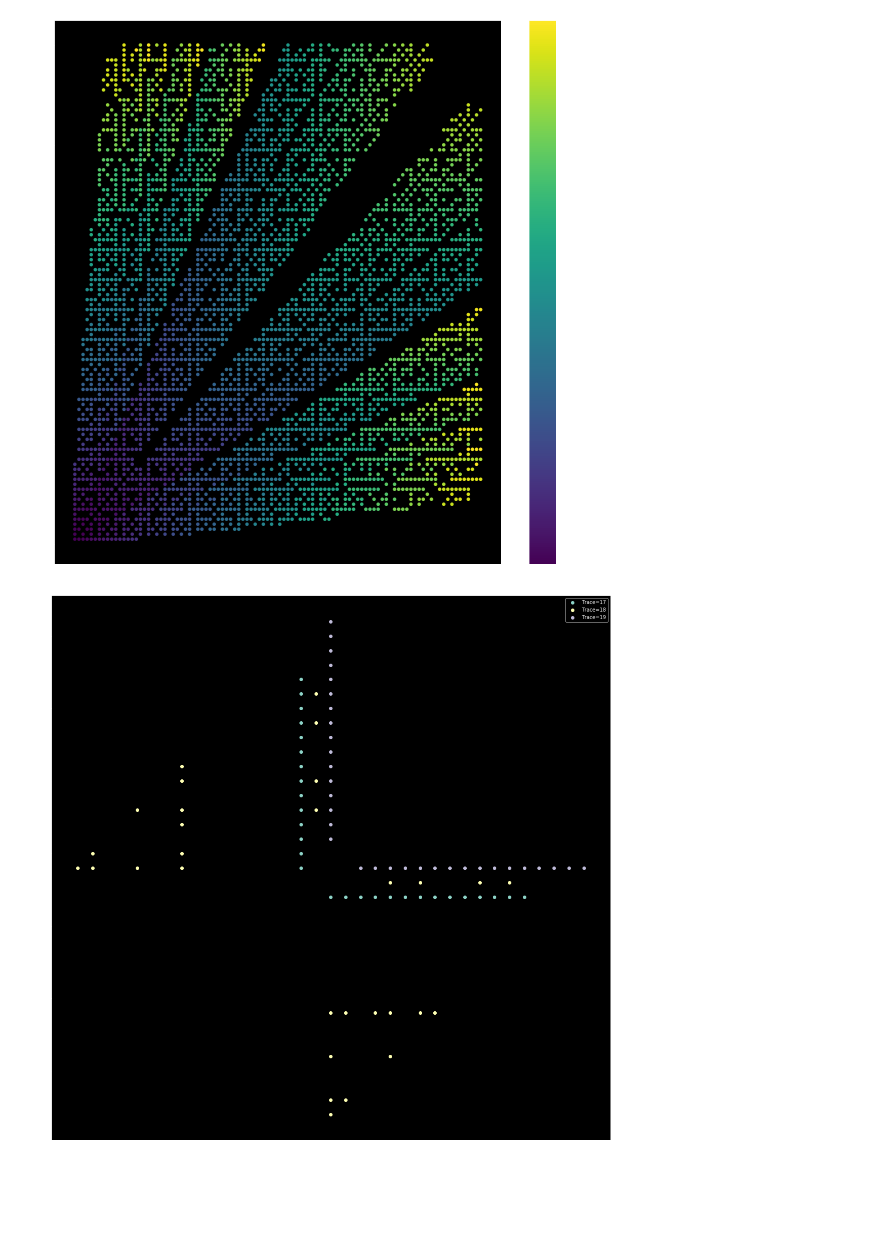
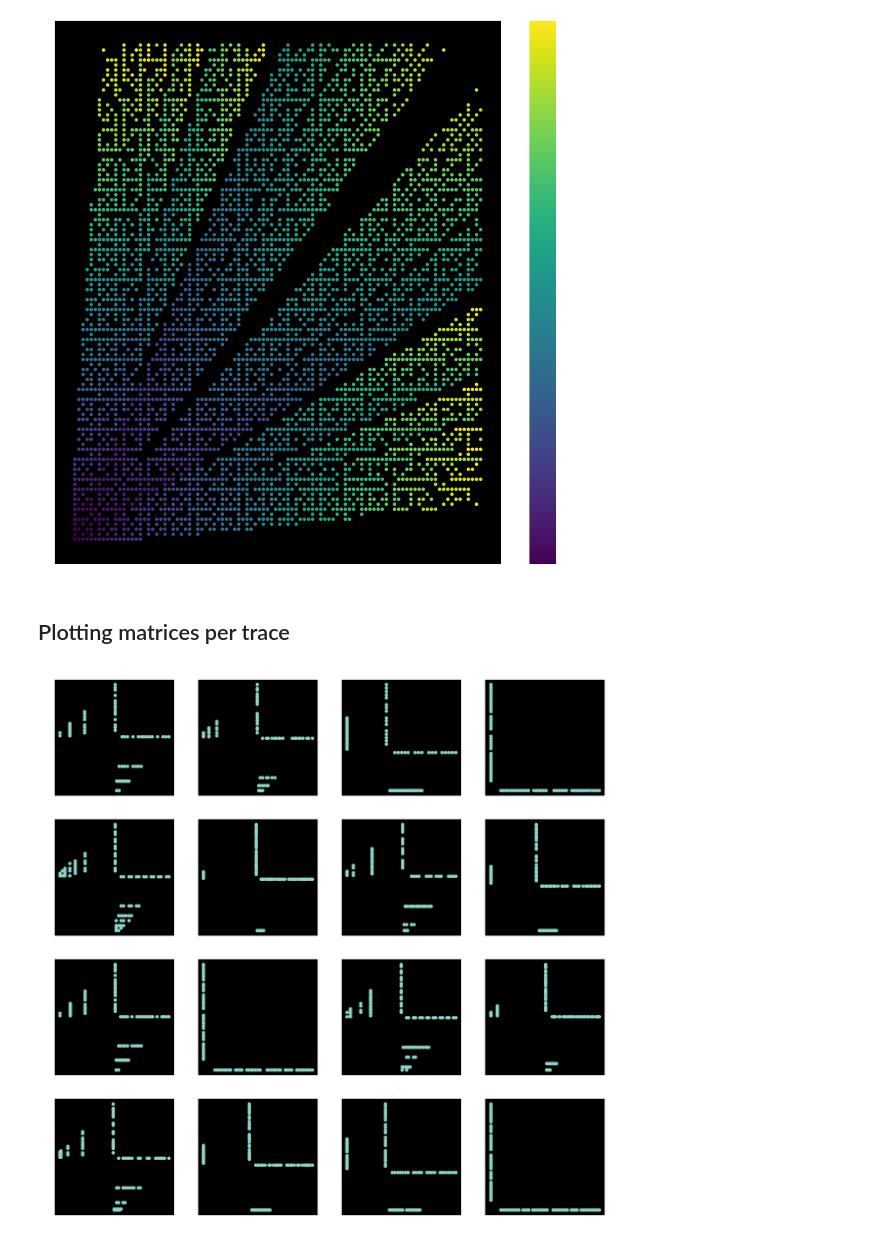
Before and after one commit to tcosmo/groupeModulaire, a Jupyter notebook: Visu.ipynb, the cells around one changed output. Saved outputs shown, nothing was run; the diff lists cells and outputs as text; code cells hidden in the pictures; blank space fills up the shorter version.

```diff
--- a/Visu.ipynb
+++ b/Visu.ipynb
@@ -78,4 +113,4 @@ def get_max_height_criterion(max_height):
 # %%
-root = construct_tree(get_max_height_criterion(15))
-print(tree_size(root))
+root = construct_tree(get_max_height_criterion(16))
+tree_size(root)
 # %% [output]
@@ -102,17 +139,21 @@ def get_coords_with_trace(coord_and_trace, t):
 plt.figure(figsize=(20,20))
 plt.scatter(sub_coords[:,0], sub_coords[:,1], c= sub_trace)
 plt.colorbar()
-plt.savefig('hihi_color.png')
+plt.savefig('images/hihi_color.png')
 plt.show()
 # %% [output]
-[figure, old version]
+[figure, new version]
+# %% [markdown]
+## Plotting matrices per trace
 # %%
 plt.figure(figsize=(20,20))
-for i in range(17, 20):
-    coords = get_coords_with_trace(coord_and_trace,i)
-    plt.scatter(coords[:,0], coords[:, 1], label="Trace={}".format(i))
-plt.legend()
-plt.savefig("multiTrace.png")
+offset = 44
+for i in range(0,16):
+    plt.subplot(4,4,i+1)
+    coords = get_coords_with_trace(coord_and_trace,i+offset)
+    plt.scatter(coords[:,0], coords[:, 1])
+    plt.title("Trace = {}".format(i+offset))
+plt.savefig("images/ALotOfTrace2.png")
 plt.show()
 # %% [output]
-[figure, old version]
+[figure, new version]
```
Also changed, not shown: parts of 28 cells of this notebook, 21 other files.
